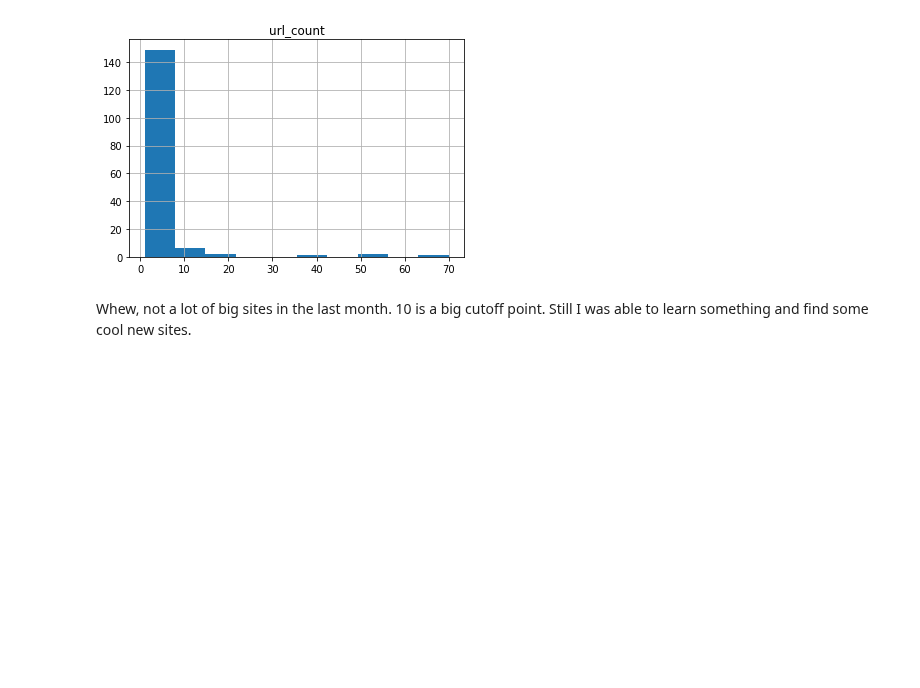
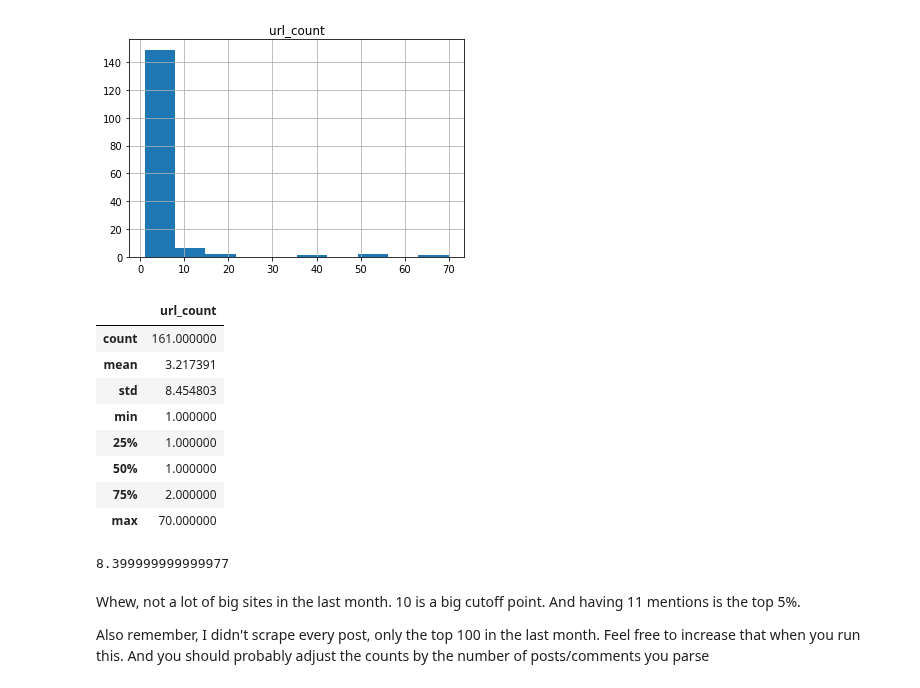
Before and after one commit to rogerfitz/tutorials, a Jupyter notebook: subreddit_analysis/2_Top_Links_with_Basic_Cleaning.ipynb, the cells around one changed output. Saved outputs shown, nothing was run; the diff lists cells and outputs as text; code cells hidden in the pictures; blank space fills up the shorter version.

Commit message:
Fixed a few typos and added more comments

```diff
--- a/subreddit_analysis/2_Top_Links_with_Basic_Cleaning.ipynb
+++ b/subreddit_analysis/2_Top_Links_with_Basic_Cleaning.ipynb
@@ -107,23 +109,23 @@ def standardize_url(url):
         #There's probably better regex to do this but this works. Issue with splitting is I want either start of string or
         #  a period
 
+
+
+    misc_subs=[
+        ("\).*",""),#trailing parentheses
+        (".*\.py",""),
+        (".*\.sh","")
+    ]
+    for sub_rule in misc_subs:
+        url=re.sub(*sub_rule, url)
+
+    #Run these last since trailing) removes a lot of gibberish and would be harder to exact match
     exact_sub_rules=[
         ("youtu.be","youtube.com"),
         ("logging\.info", "")
     ]
-
-    other_subs=[
-        ("\).*",""),
-        (".*\.py",""),
-        (".*\.sh","")
-    ]
-    for sub_rule in other_subs:
-        url=re.sub(*sub_rule, url)
-
     for match, replace_with in exact_sub_rules:
         url=re.sub(f"^{match}$", replace_with, url)
-
-
 
     return url
 
@@ -263,5 +277,23 @@ df.hist()
 # %% [output]
 array([[<AxesSubplot:title={'center':'url_count'}>]], dtype=object)
 [figure]
-# %% [markdown]
-Whew, not a lot of big sites in the last month. 10 is a big cutoff point. Still I was able to learn something and find some cool new sites.
+# %%
+df.describe()
+# %% [output]
+|  | url_count |
+| count | 161.000000 |
+| mean | 3.217391 |
+| std | 8.454803 |
+| min | 1.000000 |
+| 25% | 1.000000 |
+| 50% | 1.000000 |
+| 75% | 2.000000 |
+| max | 70.000000 |
+# %%
+df['url_count'].quantile(.94)
+# %% [output]
+8.399999999999977
+# %% [markdown]
+Whew, not a lot of big sites in the last month. 10 is a big cutoff point. And having 11 mentions is the top 5%.
+
+Also remember, I didn't scrape every post, only the top 100 in the last month. Feel free to increase that when you run this. And you should probably adjust the counts by the number of posts/comments you parse
```
Also changed, not shown: parts of 6 cells of this notebook, 5 other files.
